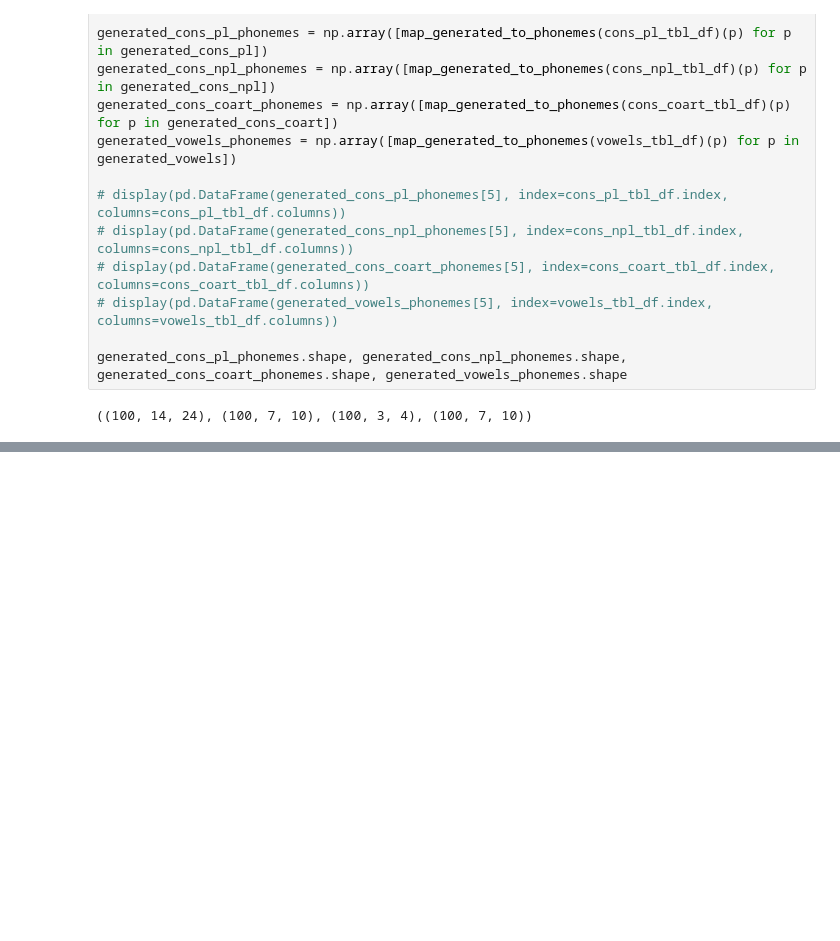
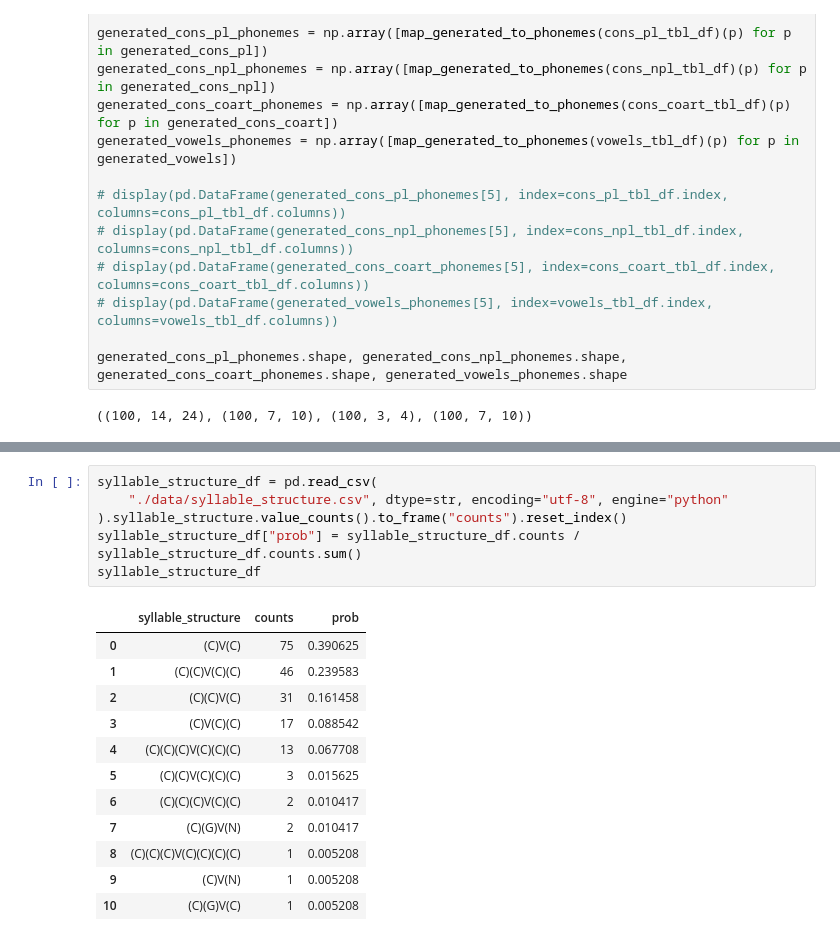
Before and after one commit to Pappa/conlanger, a Jupyter notebook: notebooks/generate_lexicon.ipynb, the cells around one changed output, grey strips where cells are left out. Cells and saved outputs as stored; diff of their text form; blank space fills up the shorter version.

```diff
--- a/notebooks/generate_lexicon.ipynb
+++ b/notebooks/generate_lexicon.ipynb
@@ -106,0 +120,19 @@ weirdness: 1.0
+# %%
+syllable_structure_df = pd.read_csv(
+    "./data/syllable_structure.csv", dtype=str, encoding="utf-8", engine="python"
+).syllable_structure.value_counts().to_frame("counts").reset_index()
+syllable_structure_df["prob"] = syllable_structure_df.counts / syllable_structure_df.counts.sum()
+syllable_structure_df
+# %% [output]
+|  | syllable_structure | counts | prob |
+| 0 | (C)V(C) | 75 | 0.390625 |
+| 1 | (C)(C)V(C)(C) | 46 | 0.239583 |
+| 2 | (C)(C)V(C) | 31 | 0.161458 |
+| 3 | (C)V(C)(C) | 17 | 0.088542 |
+| 4 | (C)(C)(C)V(C)(C)(C) | 13 | 0.067708 |
+| 5 | (C)(C)V(C)(C)(C) | 3 | 0.015625 |
+| 6 | (C)(C)(C)V(C)(C) | 2 | 0.010417 |
+| 7 | (C)(G)V(N) | 2 | 0.010417 |
+| 8 | (C)(C)(C)V(C)(C)(C)(C) | 1 | 0.005208 |
+| 9 | (C)V(N) | 1 | 0.005208 |
+| 10 | (C)(G)V(C) | 1 | 0.005208 |
```
Also changed, not shown: parts of 3 cells of this notebook, 4 other files.
